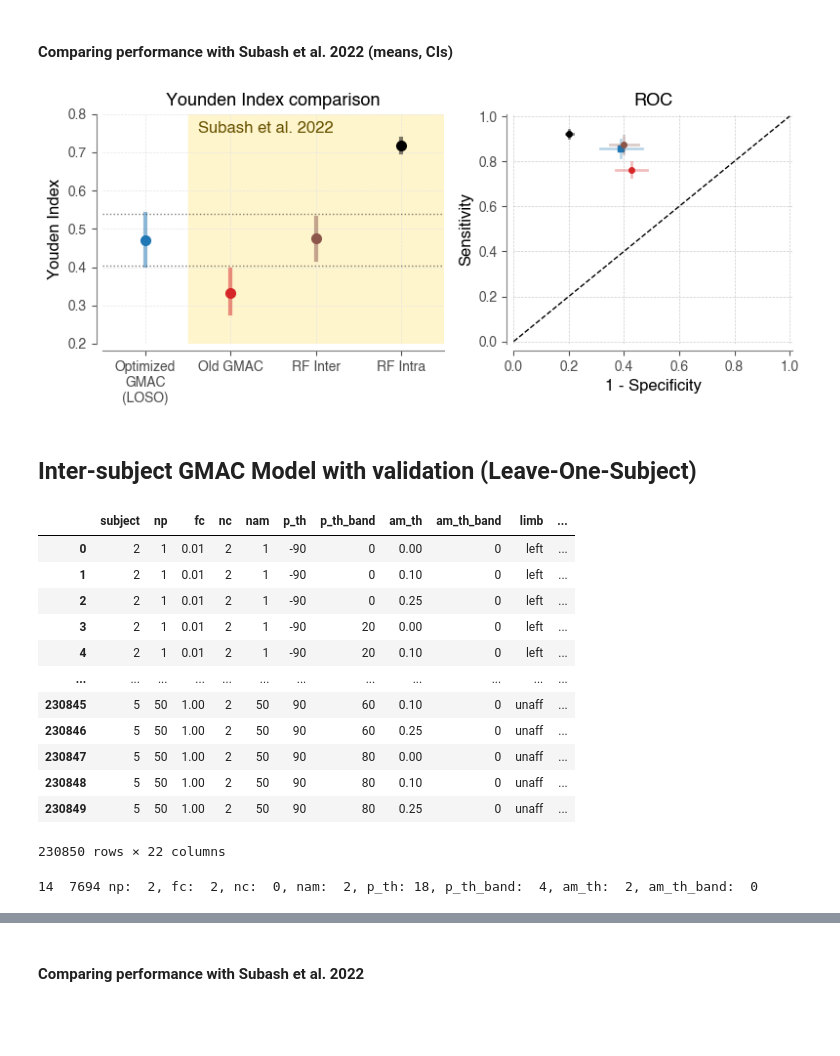
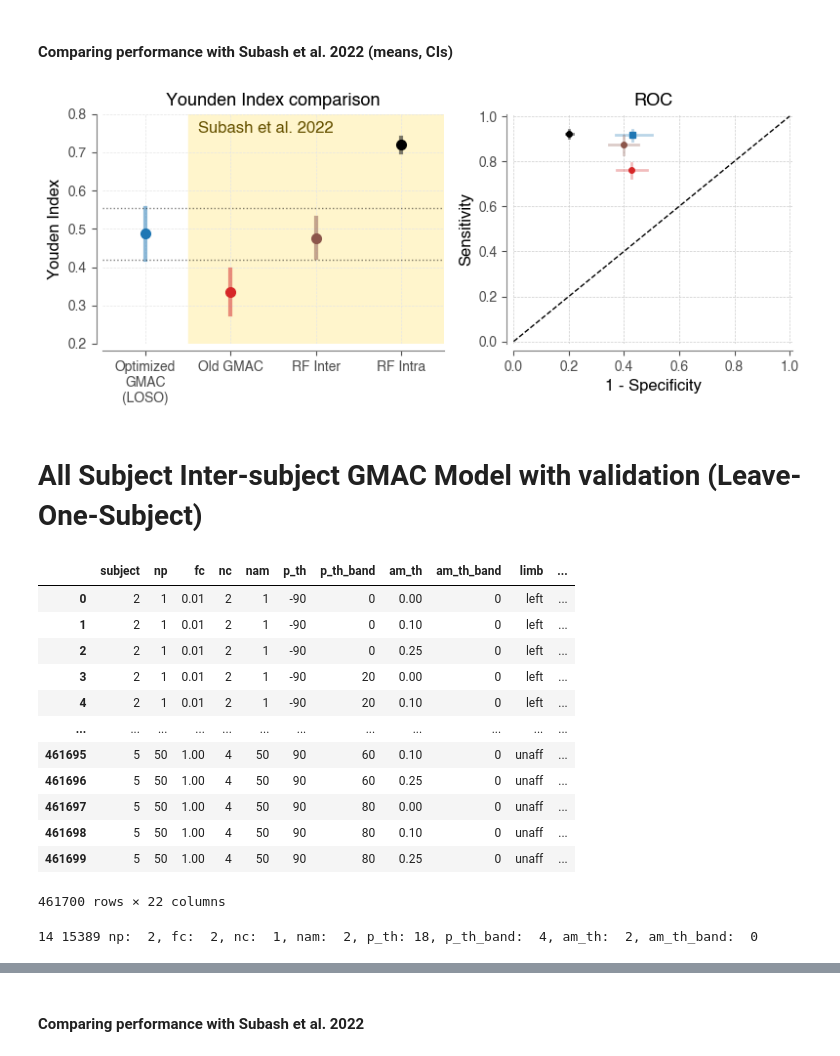
Before and after one commit to siva82kb/gmac, a Jupyter notebook: notebooks/06-paper_plots_R1.ipynb, the cells around one changed output, grey strips where cells are left out. Cells and saved outputs as stored; diff of their text form; code cells hidden in the pictures; blank space fills up the shorter version.

```diff
--- a/notebooks/06-paper_plots_R1.ipynb
+++ b/notebooks/06-paper_plots_R1.ipynb
@@ -99,7 +99,7 @@ datadf = {
 # %% [markdown]
 ## Read the Pitch and Accl. Mag. Estimation files
 # %%
-basedir = "../data/output-r1"
+basedir = "../data/output-r1-full"
 
 # Read gmac parameters.
 with open(pathlib.Path(basedir, "gmac", "gmac_params.json"), "r") as f:
@@ -448,6 +457,6 @@ bestarg
 # %%
 # Get the performance of the left out subject for the best parameters.
-looperf = {
+losloperf = {
     "youden": np.zeros(len(limbsubj)),
     "sensitivity": np.zeros(len(limbsubj)),
     "specificity": np.zeros(len(limbsubj)),
@@ -465,9 +474,9 @@ for i, (_lmb, _subj) in enumerate(limbsubj):
             (gmac_perf.am_th == bestarg[i][6]) &
             (gmac_perf.am_th_band == bestarg[i][7]))
     # Computer performance
-    looperf["youden"][i] = gmac_perf.loc[_looinx & _inx, "youden"].values[0]
-    looperf["sensitivity"][i] = gmac_perf.loc[_looinx & _inx, "sensitivity"].values[0]
-    looperf["specificity"][i] = gmac_perf.loc[_looinx & _inx, "specificity"].values[0]
+    losloperf["youden"][i] = gmac_perf.loc[_looinx & _inx, "youden"].values[0]
+    losloperf["sensitivity"][i] = gmac_perf.loc[_looinx & _inx, "sensitivity"].values[0]
+    losloperf["specificity"][i] = gmac_perf.loc[_looinx & _inx, "specificity"].values[0]
 # %% [markdown]
 #### Comparing performance with Subash et al. 2022
 # %%
@@ -639,7 +648,7 @@ gs = gridspec.GridSpec(1, 2, height_ratios=[1], width_ratios=[4.4, 3.6])
 means = {}
 ci95 = {}
 # Find the bootstrap means and CIs.
-means["newgmac"], ci95["newgmac"] = compute_bootstrap_mean_ci(looperf["youden"])
+means["newgmac"], ci95["newgmac"] = compute_bootstrap_mean_ci(losloperf["youden"])
 means["oldgmac"], ci95["oldgmac"] = compute_bootstrap_mean_ci(np.hstack([subash_perf_gmac["youden"][i] for i in range(4)]))
 means["rfinter"], ci95["rfinter"] = compute_bootstrap_mean_ci(np.hstack([subash_perf_rfinter["youden"][i] for i in range(4)]))
 means["rfintra"], ci95["rfintra"] = compute_bootstrap_mean_ci(np.hstack([subash_perf_rfintra["youden"][i] for i in range(4)]))
@@ -692,10 +701,10 @@ ax.set_title("Younden Index comparison", fontsize=13)
 ax = plt.subplot(gs[0, 1])
 ax.plot([0, 1], [0, 1], lw=1, color="black", ls="--")
 # LOO Optimized GMAC
-_valsens = looperf["sensitivity"]
-_valspec = looperf["specificity"]
-_xmean, _xci = compute_bootstrap_mean_ci(looperf["specificity"])
-_ymean, _yci = compute_bootstrap_mean_ci(looperf["sensitivity"])
+_valsens = losloperf["sensitivity"]
+_valspec = losloperf["specificity"]
+_xmean, _xci = compute_bootstrap_mean_ci(losloperf["specificity"])
+_ymean, _yci = compute_bootstrap_mean_ci(losloperf["sensitivity"])
 ax.plot(1 - _xci, [_ymean, _ymean], color=darkc[1], alpha=0.3, lw=2)
 ax.plot([1 - _xmean, 1 - _xmean], _yci, color=darkc[1], alpha=0.3, lw=2)
 ax.plot([1 - _xmean], [_ymean], marker="s", ms=4, color=darkc[1], alpha=1)
@@ -720,36 +729,36 @@ ax.plot([1 - _xmean], [_ymean], marker="o", ms=4, color=darkc[3], alpha=1)
 
 # RF Intra
 _valsens = np.hstack([subash_perf_rfintra["sensitivity"][i] for i in range(4)])
 _valspec = np.hstack([subash_perf_rfintra["specificity"][i] for i in range(4)])
 _xmean, _xci = compute_bootstrap_mean_ci(_valspec)
 _ymean, _yci = compute_bootstrap_mean_ci(_valsens)
 ax.plot(1 - _xci, [_ymean, _ymean], color=darkc[4], alpha=0.5, lw=2)
 ax.plot([1 - _xmean, 1 - _xmean], _yci, color=darkc[4], alpha=0.5, lw=2)
 ax.plot([1 - _xmean], [_ymean], marker="o", ms=4, color=darkc[4], alpha=1)
 
 ax.set_ylim(-0.01, 1.01)
 ax.set_xlim(0.0, 1.01)
 ax.spines['right'].set_visible(False)
 ax.spines['top'].set_visible(False)
 ax.spines['left'].set_position(('outward', 5))
 ax.spines['bottom'].set_position(('outward', 5))
 ax.spines['left'].set_color("tab:gray")
 ax.spines['bottom'].set_color("tab:gray")
 ax.tick_params(axis='x', colors='0.3')
 ax.tick_params(axis='y', colors='0.3')
 ax.grid(color='0.8', linestyle='--', linewidth=0.5);
 ax.set_ylabel("Sensitivity", fontsize=12)
 ax.set_xlabel("1 - Specificity", fontsize=12)
 ax.set_title("ROC", fontsize=13)
 
 plt.tight_layout()
 
 fig.savefig(pathlib.Path(basedir, "gmac_summary_all.pdf"), bbox_inches="tight")
 fig.savefig(pathlib.Path(basedir, "gmac_summary_all.svg"), bbox_inches="tight")
 # %% [output]
-[figure, old version]
+[figure, new version]
 # %% [markdown]
-## Inter-subject GMAC Model with validation (Leave-One-Subject)
+# All Subject Inter-subject GMAC Model with validation (Leave-One-Subject)
 # %%
 # Add a healthy / stroke subject column
 _subjtype = [
@@ -767,12 +776,12 @@ gmac_perf
 | 3 | 2 | 1 | 0.01 | 2 | 1 | -90 | 20 | 0.00 | 0 | left | ... |
 | 4 | 2 | 1 | 0.01 | 2 | 1 | -90 | 20 | 0.10 | 0 | left | ... |
 | ... | ... | ... | ... | ... | ... | ... | ... | ... | ... | ... | ... |
-| 230845 | 5 | 50 | 1.00 | 2 | 50 | 90 | 60 | 0.10 | 0 | unaff | ... |
-| 230846 | 5 | 50 | 1.00 | 2 | 50 | 90 | 60 | 0.25 | 0 | unaff | ... |
-| 230847 | 5 | 50 | 1.00 | 2 | 50 | 90 | 80 | 0.00 | 0 | unaff | ... |
-| 230848 | 5 | 50 | 1.00 | 2 | 50 | 90 | 80 | 0.10 | 0 | unaff | ... |
-| 230849 | 5 | 50 | 1.00 | 2 | 50 | 90 | 80 | 0.25 | 0 | unaff | ... |
+| 461695 | 5 | 50 | 1.00 | 4 | 50 | 90 | 60 | 0.10 | 0 | unaff | ... |
+| 461696 | 5 | 50 | 1.00 | 4 | 50 | 90 | 60 | 0.25 | 0 | unaff | ... |
+| 461697 | 5 | 50 | 1.00 | 4 | 50 | 90 | 80 | 0.00 | 0 | unaff | ... |
+| 461698 | 5 | 50 | 1.00 | 4 | 50 | 90 | 80 | 0.10 | 0 | unaff | ... |
+| 461699 | 5 | 50 | 1.00 | 4 | 50 | 90 | 80 | 0.25 | 0 | unaff | ... |
-230850 rows × 22 columns
+461700 rows × 22 columns
 # %%
 # Leave-one-out validation
 subjs = list(set(gmac_perf.subjtype))
@@ -814,6 +823,6 @@ for l, _subj in enumerate(subjs):
         iqr[_i] = _perfs[2] - _perfs[0]
 
 # Save the perf data as a numpy file
-np.save("../data/output-r1/all_perf_loso.npy", perf_loso)
+np.save(pathlib.Path(basedir, f"all_perf_loso.npy"), perf_loso)
 # %% [output]
-14  7694 np:  2, fc:  2, nc:  0, nam:  2, p_th: 18, p_th_band:  4, am_th:  2, am_th_band:  0
+14 15389 np:  2, fc:  2, nc:  1, nam:  2, p_th: 18, p_th_band:  4, am_th:  2, am_th_band:  0
```
Also changed, not shown: parts of 56 cells of this notebook, 1 other file.
